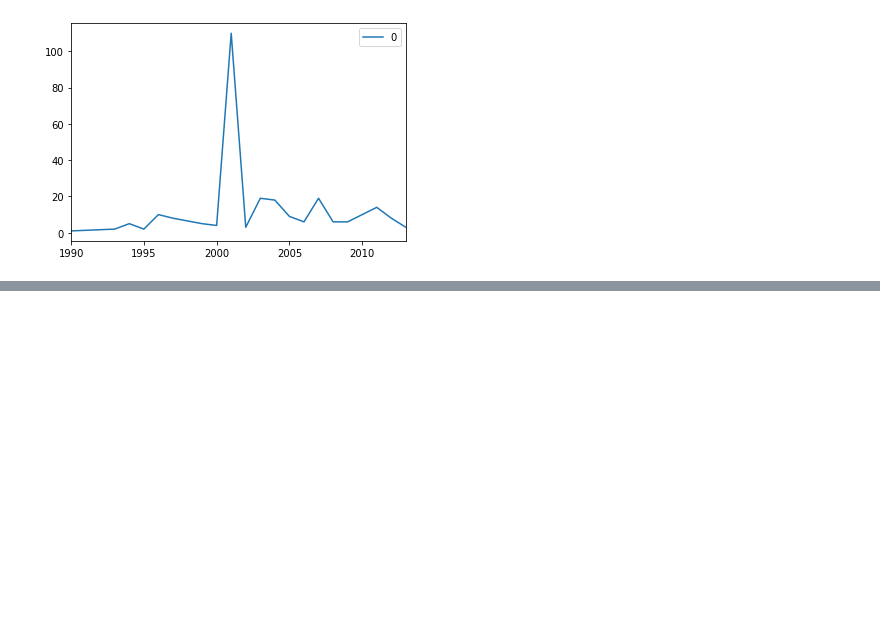
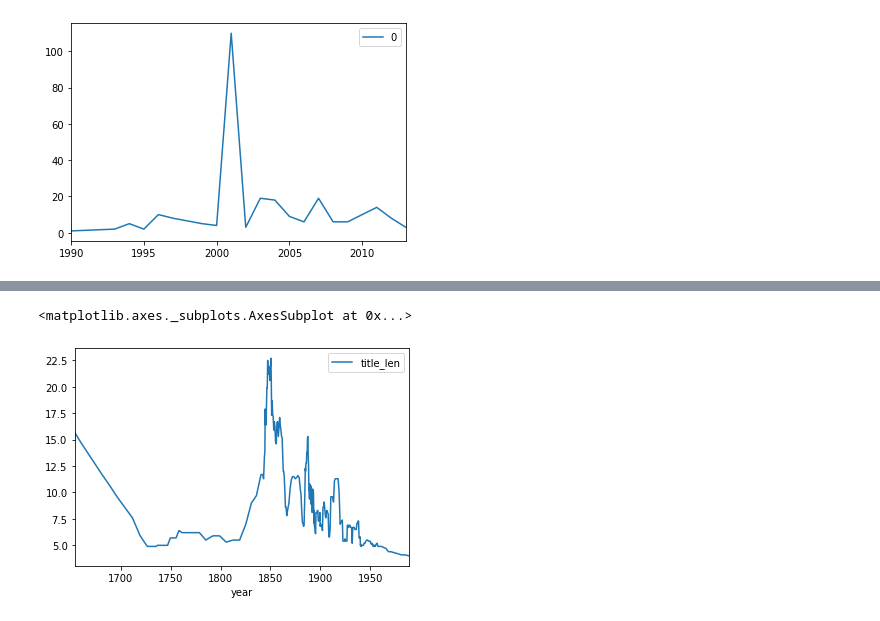
Before and after one commit to Yoonsen/LitCit, a Jupyter notebook: paratext and titles.ipynb, the cells around one changed output, grey strips where cells are left out. Drawn from its saved outputs; the diff is of its cells as text; code cells hidden in the pictures; blank space fills up the shorter version.

```diff
--- a/paratext and titles.ipynb
+++ b/paratext and titles.ipynb
@@ -29,0 +132,12 @@ urns = nb.book_urn(words=['paratekst', 'Paratekst'], period=(2000, 2002), limit=
+# %%
+kat = nb.book_urn(title='%atekism%', limit=3000)
+chat = nb.book_urn(title='%atechis%', limit=3000)
+kat = kat + chat
+
+luther = [x for x in kat if 'Luth' in x[2]]
+
+luther.sort(key=lambda x: len(x[2]), reverse=True)
+
+luther[-1]
+
+luther_df = nb.frame(luther, "urn author title year".split()).sort_values(by='year')
@@ -29,0 +184,9 @@ urns = nb.book_urn(words=['paratekst', 'Paratekst'], period=(2000, 2002), limit=
+# %%
+luther_df['title_len'] = list(map(len, map(lambda x: x.split(), luther_df['title'])))
+# %%
+luther_year_len = luther_df[['year', 'title_len']]
+# %%
+luther_year_len.rolling(window=10).mean().plot(x='year')
+# %% [output]
+<matplotlib.axes._subplots.AxesSubplot at 0x...>
+[figure, added]
```
Also changed, not shown: parts of 21 cells of this notebook, 2 other files.
